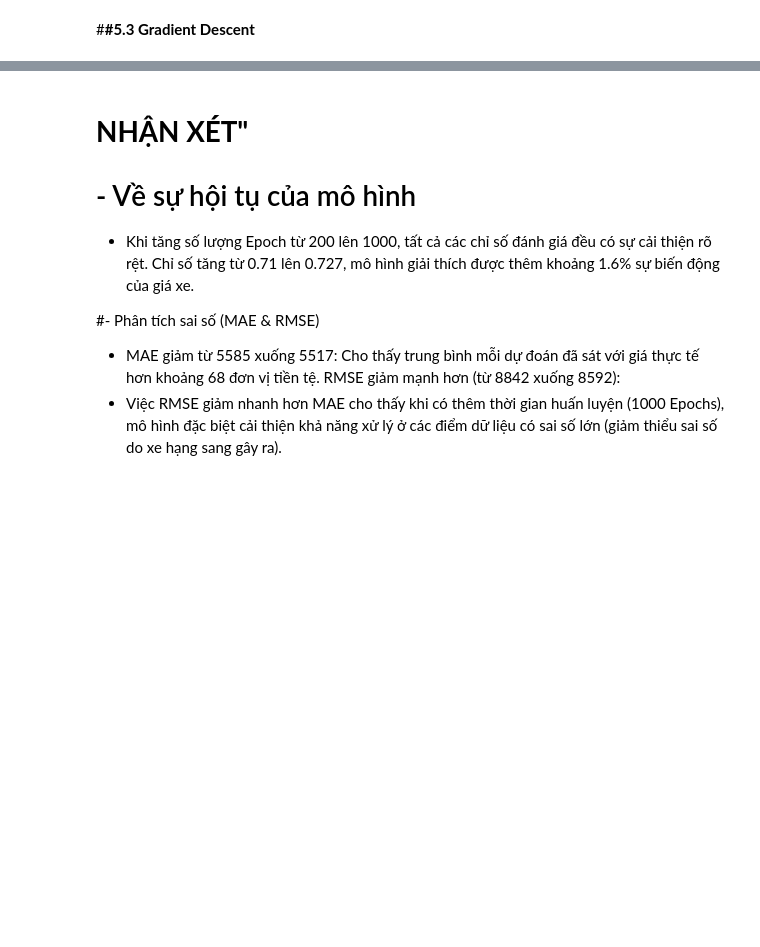
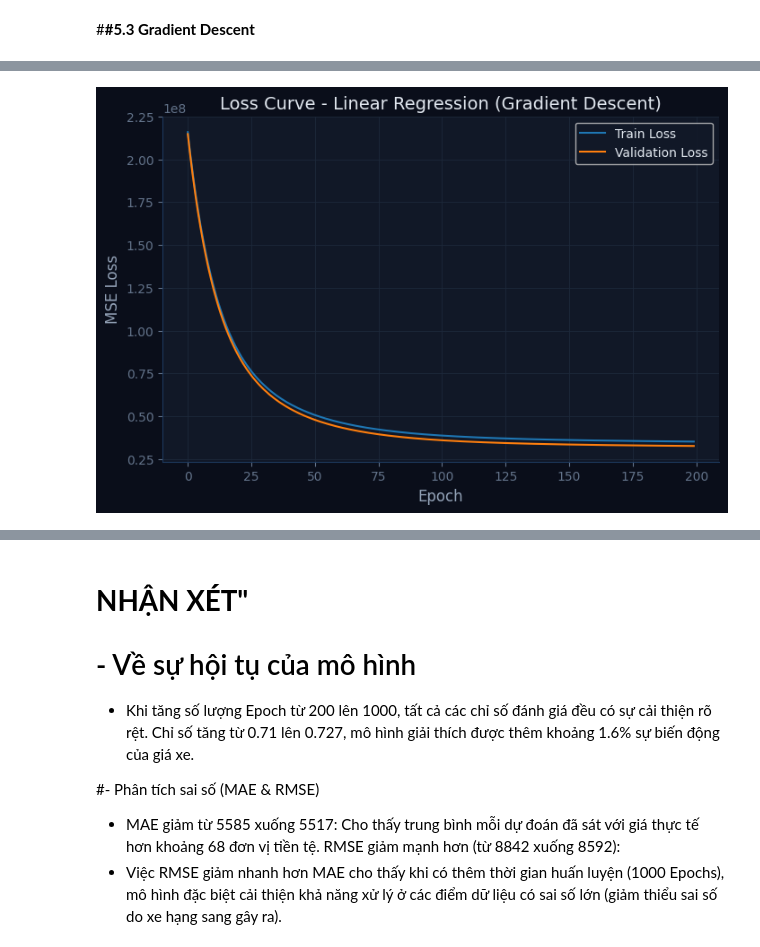
Before and after one commit to hoangchaulanbao/HocmayNC, a Jupyter notebook: btcn.ipynb, the cells around one changed output, grey strips where cells are left out. Drawn from its saved outputs; the diff is of its cells as text; code cells hidden in the pictures; blank space fills up the shorter version.

```diff
--- a/btcn.ipynb
+++ b/btcn.ipynb
@@ -1305,10 +909,0 @@ R² Score: 0.7631
-# %%
-result_1000_epochs = train_model_with_gd(df, learning_rate=0.01, epochs=1000)
-
-theta = result_1000_epochs['theta']
-train_loss_history = result_1000_epochs['train_loss']
-val_loss_history = result_1000_epochs['val_loss']
-y_pred_1000_epochs = result_1000_epochs['y_pred']
-y_test_np = result_1000_epochs['y_test']
-
-print("Huấn luyện với 1000 epochs.")
@@ -1347,0 +1026,20 @@ R2: 0.7645
+# %%
+#.5.4 Thực hiện Quá trình Gradient Descent với 200 epoch
+# lưu lại lịch sử loss và các trọng sô cuối cùng của mô hình
+
+
+final_theta, loss_history, val_loss_history_200 = gradient_descent(
+    X_train_b, y_train_np, X_val_b, y_val_np,
+    theta, # sử dụng biến ở bước 5.3
+    learning_rate=0.01,
+    epochs=200
+)
+
+# Cập nhật biến theta toàn cục bằng giá trị theta cuối cùng thu được từ quá trình train
+theta = final_theta
+
+# Thực hiện dự báo trên tập kiểm tra (test set) bằng cách sử dụng giá trị theta cuối cùng.
+y_pred = X_test_b @ theta
+
+# Gán giá trị của y_test_np cho y_test để đảm bảo tính nhất quán với các chỉ số đánh giá.
+y_test = y_test_np
@@ -1347,0 +1070,14 @@ R2: 0.7645
+# %%
+plt.figure(figsize=(8,5))
+
+plt.plot(loss_history, label="Train Loss")
+plt.plot(val_loss_history_200, label="Validation Loss")
+
+plt.title("Loss Curve - Linear Regression (Gradient Descent)")
+plt.xlabel("Epoch")
+plt.ylabel("MSE Loss")
+plt.legend()
+plt.grid(True)
+plt.show()
+# %% [output]
+[figure, added]
```
Also changed, not shown: parts of 74 cells of this notebook.
